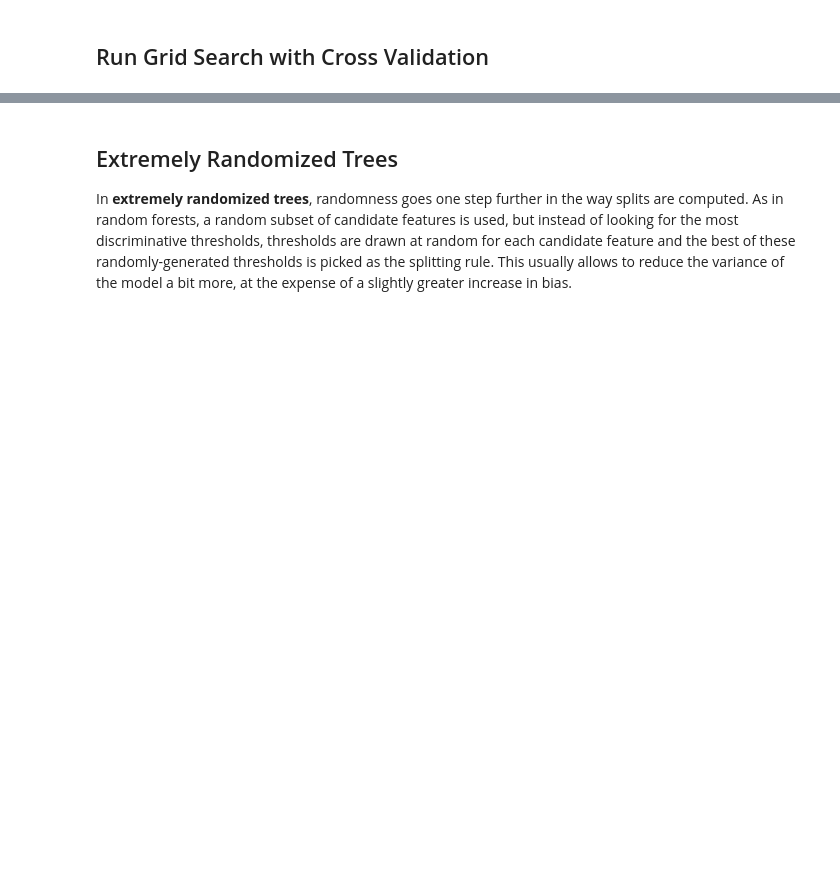
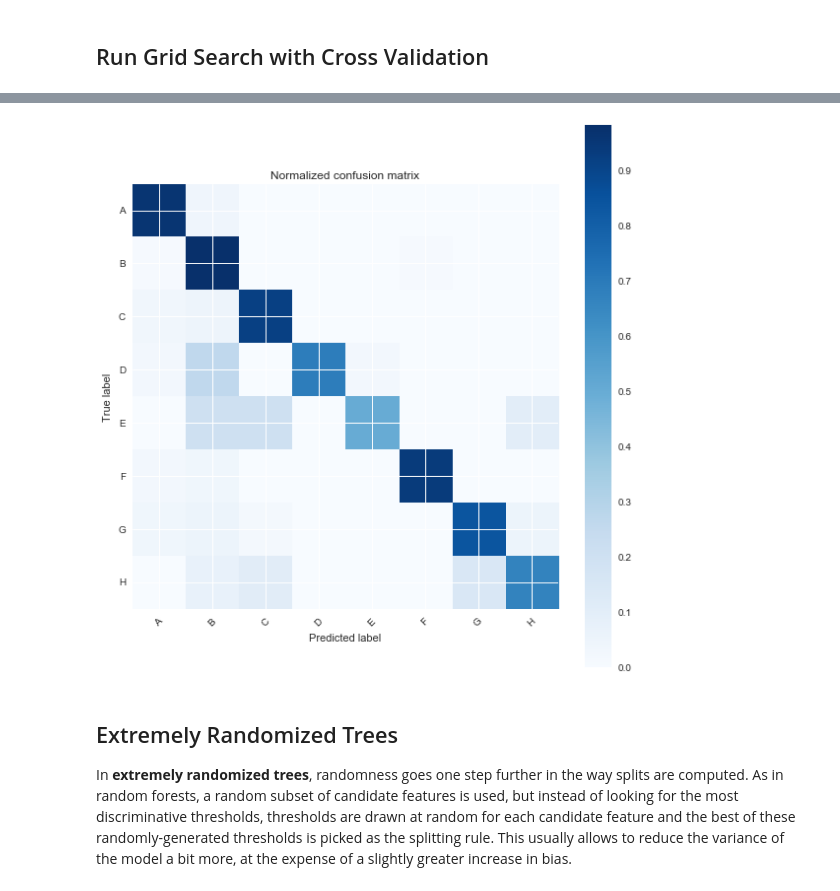
Before and after one commit to MarvinBertin/Text_Classification_ML_Exploration, a Jupyter notebook: 3-Multinomial_Classification/Ensemble_Classifier.ipynb, the cells around one changed output, grey strips where cells are left out. Saved outputs shown, nothing was run; the diff lists cells and outputs as text; code cells hidden in the pictures; blank space fills up the shorter version.

Commit message:
add confusion matrix

```diff
--- a/3-Multinomial_Classification/Ensemble_Classifier.ipynb
+++ b/3-Multinomial_Classification/Ensemble_Classifier.ipynb
@@ -141,3 +141,7 @@ avg / total       0.95      0.94      0.94      1646
+# %%
+tfidf_model_evaluation.confusion_matrix()
+# %% [output]
+[figure, added]
 # %% [markdown]
 ##  Extremely Randomized Trees
 
```
Also changed, not shown: parts of 5 cells of this notebook, 6 other files.
